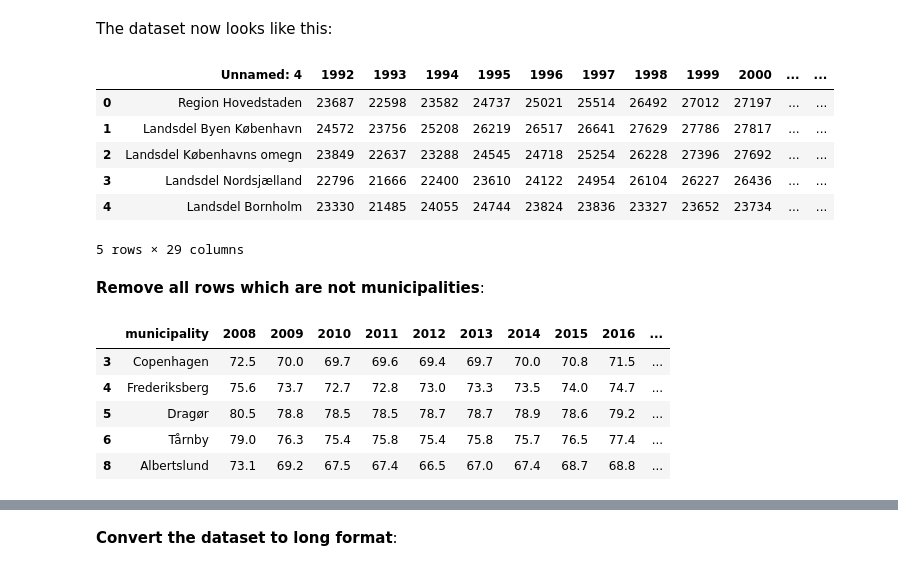
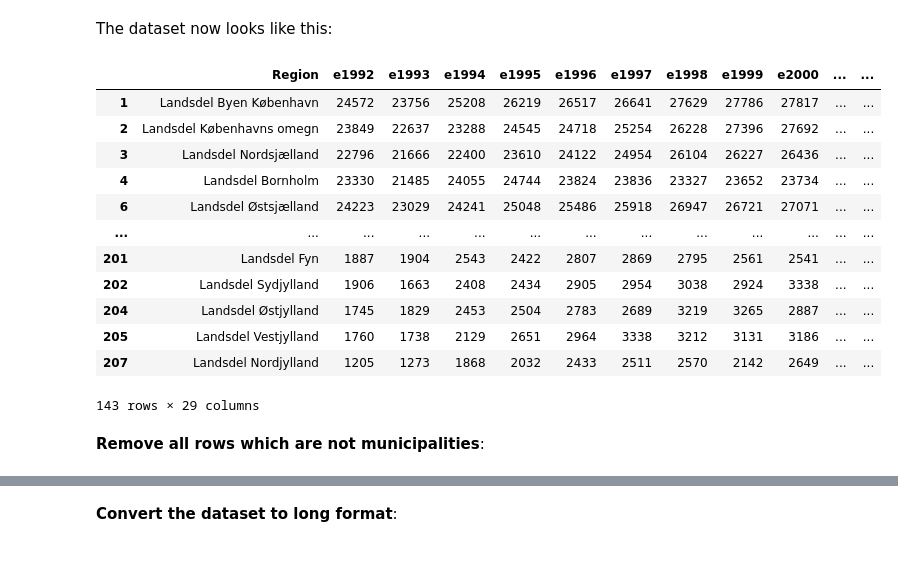
Before and after one commit to AskerNC/projects-2021-stressfaktoren, a Jupyter notebook: dataproject/dataproject.ipynb, the cells around one changed output, grey strips where cells are left out. Drawn from its saved outputs; the diff is of its cells as text; code cells hidden in the pictures.

```diff
--- a/dataproject/dataproject.ipynb
+++ b/dataproject/dataproject.ipynb
@@ -55,25 +53,29 @@ wage.head(1000)
 208 rows × 29 columns
 # %% [markdown]
 The dataset now looks like this:
-# %%
-wage.head()
-# %% [output]
-|  | Unnamed: 4 | 1992 | 1993 | 1994 | 1995 | 1996 | 1997 | 1998 | 1999 | 2000 | ... | ... |
-| 0 | Region Hovedstaden | 23687 | 22598 | 23582 | 24737 | 25021 | 25514 | 26492 | 27012 | 27197 | ... | ... |
-| 1 | Landsdel Byen København | 24572 | 23756 | 25208 | 26219 | 26517 | 26641 | 27629 | 27786 | 27817 | ... | ... |
-| 2 | Landsdel Københavns omegn | 23849 | 22637 | 23288 | 24545 | 24718 | 25254 | 26228 | 27396 | 27692 | ... | ... |
-| 3 | Landsdel Nordsjælland | 22796 | 21666 | 22400 | 23610 | 24122 | 24954 | 26104 | 26227 | 26436 | ... | ... |
-| 4 | Landsdel Bornholm | 23330 | 21485 | 24055 | 24744 | 23824 | 23836 | 23327 | 23652 | 23734 | ... | ... |
-5 rows × 29 columns
+# %%
+#Rename years
+col_dict = {}
+for i in range(1992, 2019+1): # range goes from 1992 to but not including 2020
+    col_dict[str(i)] = f'e{i}'
+col_dict
+wage.rename(columns = col_dict, inplace=True)
+#Build up a logical index I
+I = wage.Region.str.contains('Landsdel')
+wage.loc[I, :]
+# %% [output]
+|  | Region | e1992 | e1993 | e1994 | e1995 | e1996 | e1997 | e1998 | e1999 | e2000 | ... | ... |
+| 1 | Landsdel Byen København | 24572 | 23756 | 25208 | 26219 | 26517 | 26641 | 27629 | 27786 | 27817 | ... | ... |
+| 2 | Landsdel Københavns omegn | 23849 | 22637 | 23288 | 24545 | 24718 | 25254 | 26228 | 27396 | 27692 | ... | ... |
+| 3 | Landsdel Nordsjælland | 22796 | 21666 | 22400 | 23610 | 24122 | 24954 | 26104 | 26227 | 26436 | ... | ... |
+| 4 | Landsdel Bornholm | 23330 | 21485 | 24055 | 24744 | 23824 | 23836 | 23327 | 23652 | 23734 | ... | ... |
+| 6 | Landsdel Østsjælland | 24223 | 23029 | 24241 | 25048 | 25486 | 25918 | 26947 | 26721 | 27071 | ... | ... |
+| ... | ... | ... | ... | ... | ... | ... | ... | ... | ... | ... | ... | ... |
+| 201 | Landsdel Fyn | 1887 | 1904 | 2543 | 2422 | 2807 | 2869 | 2795 | 2561 | 2541 | ... | ... |
+| 202 | Landsdel Sydjylland | 1906 | 1663 | 2408 | 2434 | 2905 | 2954 | 3038 | 2924 | 3338 | ... | ... |
+| 204 | Landsdel Østjylland | 1745 | 1829 | 2453 | 2504 | 2783 | 2689 | 3219 | 3265 | 2887 | ... | ... |
+| 205 | Landsdel Vestjylland | 1760 | 1738 | 2129 | 2651 | 2964 | 3338 | 3212 | 3131 | 3186 | ... | ... |
+| 207 | Landsdel Nordjylland | 1205 | 1273 | 1868 | 2032 | 2433 | 2511 | 2570 | 2142 | 2649 | ... | ... |
+143 rows × 29 columns
 # %% [markdown]
 **Remove all rows which are not municipalities**:
-# %%
-empl = dataproject.only_keep_municipalities(empl)
-empl.head()
-# %% [output]
-|  | municipality | 2008 | 2009 | 2010 | 2011 | 2012 | 2013 | 2014 | 2015 | 2016 | ... |
-| 3 | Copenhagen | 72.5 | 70.0 | 69.7 | 69.6 | 69.4 | 69.7 | 70.0 | 70.8 | 71.5 | ... |
-| 4 | Frederiksberg | 75.6 | 73.7 | 72.7 | 72.8 | 73.0 | 73.3 | 73.5 | 74.0 | 74.7 | ... |
-| 5 | Dragør | 80.5 | 78.8 | 78.5 | 78.5 | 78.7 | 78.7 | 78.9 | 78.6 | 79.2 | ... |
-| 6 | Tårnby | 79.0 | 76.3 | 75.4 | 75.8 | 75.4 | 75.8 | 75.7 | 76.5 | 77.4 | ... |
-| 8 | Albertslund | 73.1 | 69.2 | 67.5 | 67.4 | 66.5 | 67.0 | 67.4 | 68.7 | 68.8 | ... |
```
Also changed, not shown: parts of 7 cells of this notebook.
